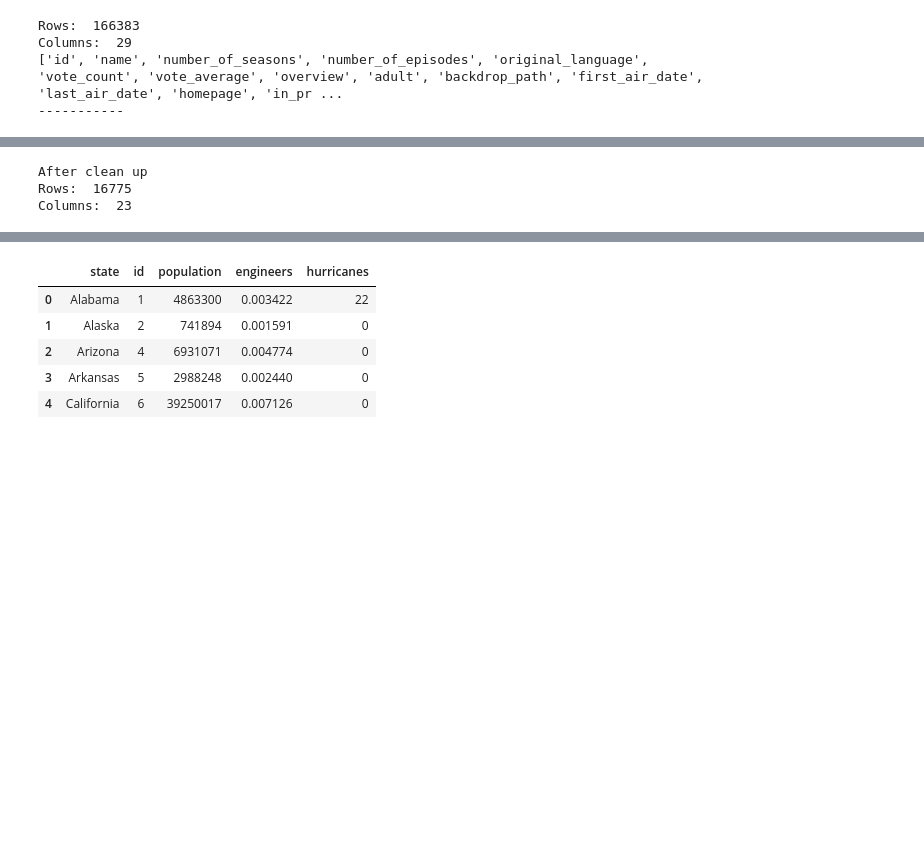
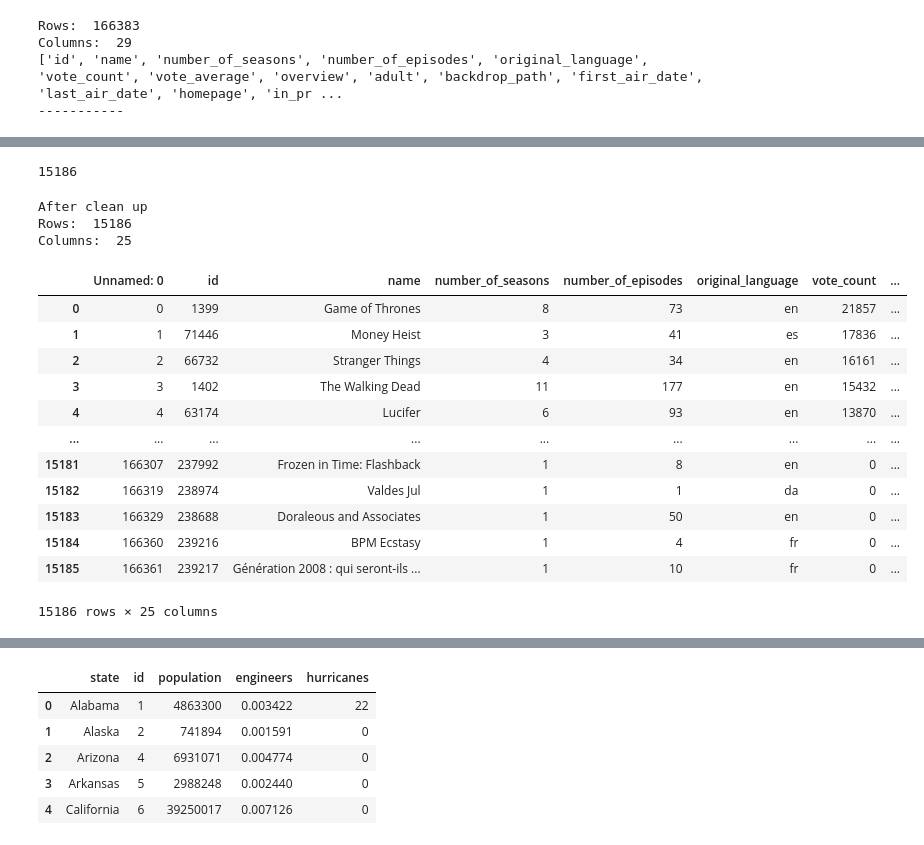
Before and after one commit to williamkho-xzq/iv-coursework, a Jupyter notebook: draft.ipynb, the cells around one changed output, grey strips where cells are left out. Cells and saved outputs as stored; diff of their text form; code cells hidden in the pictures; blank space fills up the shorter version.

```diff
--- a/draft.ipynb
+++ b/draft.ipynb
@@ -111,12 +140,36 @@ tvseries_df = tvseries_df.drop(['backdrop_path', 'homepage', 'poster_path'], axi
 # %%
 cleaned_file_name = "data/cleaned_TMDB_tv_dataset.csv"
-tvseries_df.to_csv(cleaned_file_name)
+tvseries_df.to_csv(cleaned_file_name, date_format='%Y-%m-%d')
+
+cleaned_df = pd.read_csv(cleaned_file_name)
+print(len(cleaned_df))
+# %% [output]
+15186
 # %%
-
+tvseries_df = cleaned_df
 print("After clean up")
 print("Rows: ", len(tvseries_df))
 print("Columns: ", len(tvseries_df.columns))
 # %% [output]
 After clean up
-Rows:  16775
-Columns:  23
+Rows:  15186
+Columns:  25
+# %%
+tvseries_df.isna().sum()
+tvseries_df['first_air_date'] = pd.to_datetime(tvseries_df['first_air_date'], format='%Y-%m-%d')
+tvseries_df[tvseries_df['first_air_date'].dt.year >= 1990]
+# tvseries_df
+# %% [output]
+|  | Unnamed: 0 | id | name | number_of_seasons | number_of_episodes | original_language | vote_count | ... |
+| 0 | 0 | 1399 | Game of Thrones | 8 | 73 | en | 21857 | ... |
+| 1 | 1 | 71446 | Money Heist | 3 | 41 | es | 17836 | ... |
+| 2 | 2 | 66732 | Stranger Things | 4 | 34 | en | 16161 | ... |
+| 3 | 3 | 1402 | The Walking Dead | 11 | 177 | en | 15432 | ... |
+| 4 | 4 | 63174 | Lucifer | 6 | 93 | en | 13870 | ... |
+| ... | ... | ... | ... | ... | ... | ... | ... | ... |
+| 15181 | 166307 | 237992 | Frozen in Time: Flashback | 1 | 8 | en | 0 | ... |
+| 15182 | 166319 | 238974 | Valdes Jul | 1 | 1 | da | 0 | ... |
+| 15183 | 166329 | 238688 | Doraleous and Associates | 1 | 50 | en | 0 | ... |
+| 15184 | 166360 | 239216 | BPM Ecstasy | 1 | 4 | fr | 0 | ... |
+| 15185 | 166361 | 239217 | Génération 2008 : qui seront-ils ... | 1 | 10 | fr | 0 | ... |
+15186 rows × 25 columns
```
Also changed, not shown: parts of 8 cells of this notebook, 7 other files.
